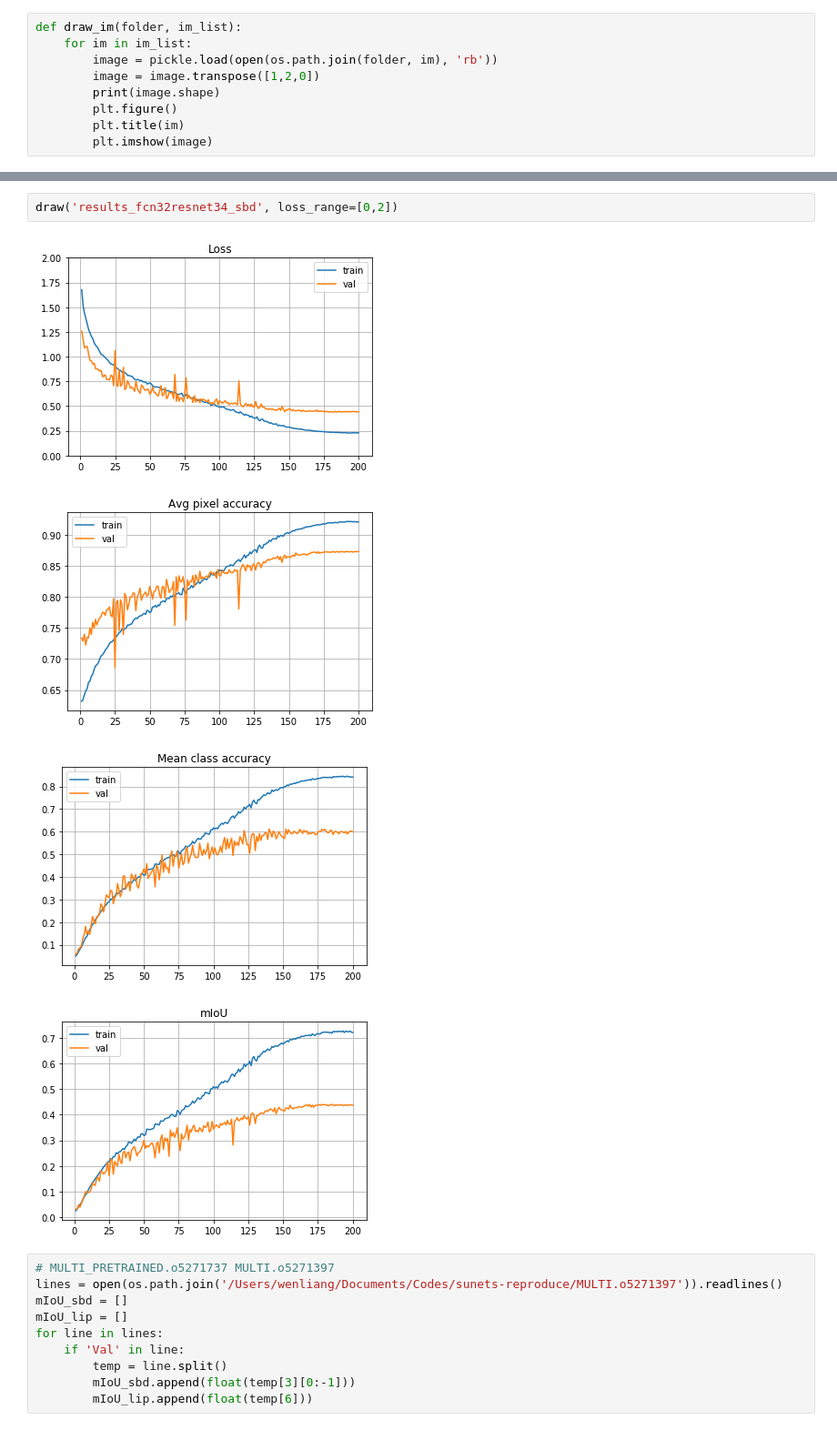
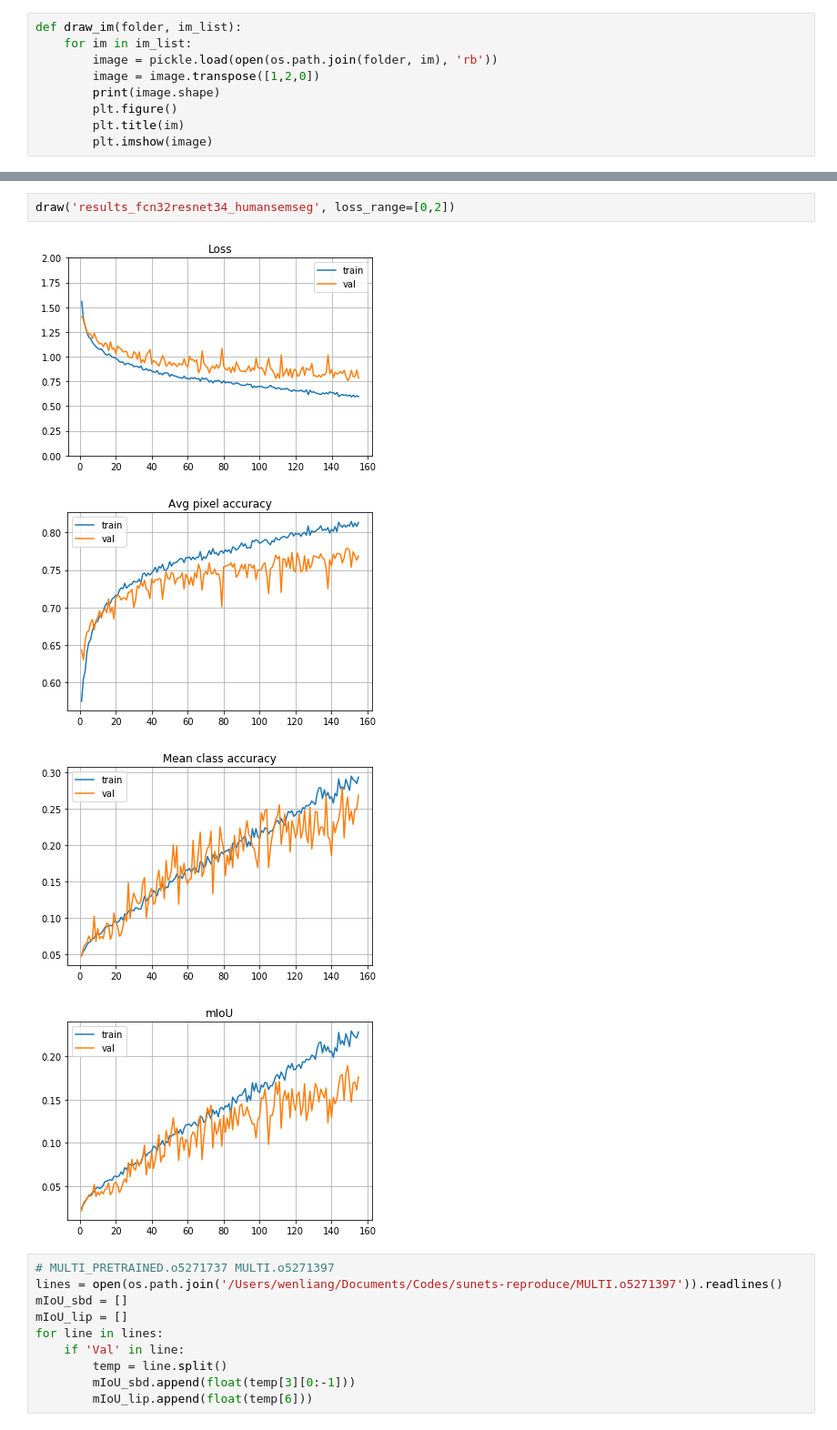
Before and after one commit to wenliangdai/msc-project, a Jupyter notebook: visualisation.ipynb, the cells around one changed output, grey strips where cells are left out. Shown: that part at 91% size. Drawn from its saved outputs; the diff is of its cells as text.

```diff
--- a/visualisation.ipynb
+++ b/visualisation.ipynb
@@ -158,10 +158,10 @@ draw('results_fcn32resnet18_sbd', loss_range=[0,2])
 # %%
-draw('results_fcn32resnet34_sbd', loss_range=[0,2])
+draw('results_fcn32resnet34_humansemseg', loss_range=[0,2])
 # %% [output]
-[figure, old version]
+[figure, new version]
-[figure, old version]
+[figure, new version]
-[figure, old version]
+[figure, new version]
-[figure, old version]
+[figure, new version]
 # %%
 # MULTI_PRETRAINED.o5271737 MULTI.o5271397
 lines = open(os.path.join('/Users/wenliang/Documents/Codes/sunets-reproduce/MULTI.o5271397')).readlines()
```
Also changed, not shown: parts of 1 cell of this notebook, 1 other file.
